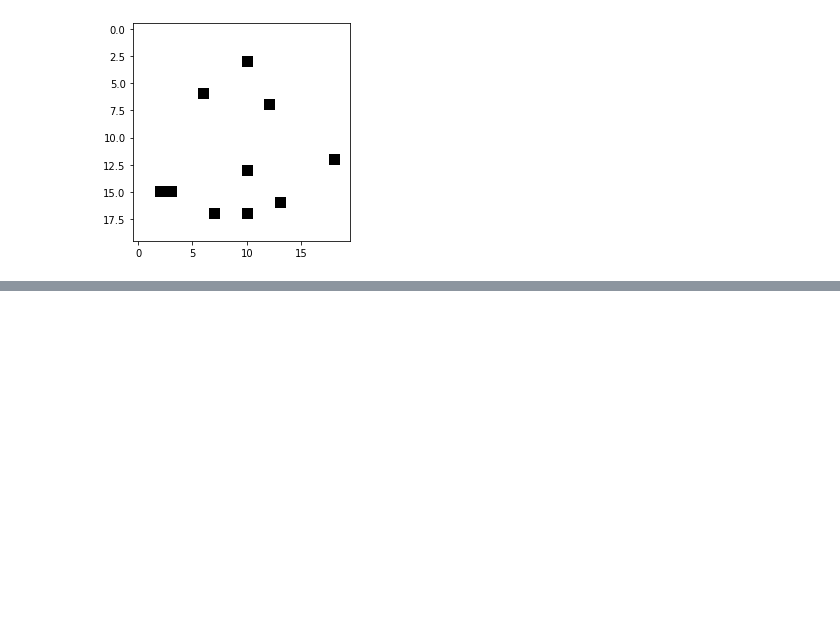
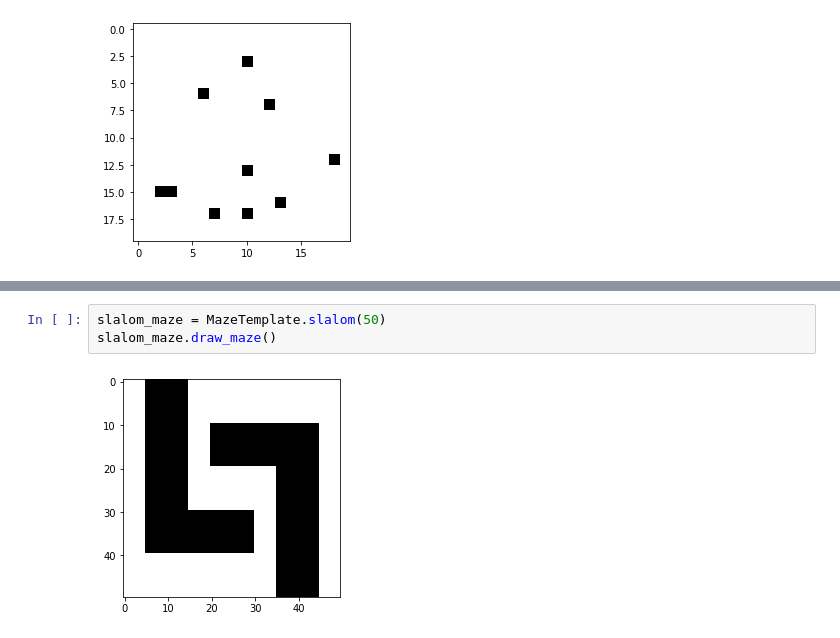
Before and after one commit to TAB0048/vvp-project, a Jupyter notebook: examples.ipynb, the cells around one changed output, grey strips where cells are left out. Drawn from its saved outputs; the diff is of its cells as text; blank space fills up the shorter version.

```diff
--- a/examples.ipynb
+++ b/examples.ipynb
@@ -34,0 +177,5 @@ maze1.draw_maze()
+# %%
+slalom_maze = MazeTemplate.slalom(50)
+slalom_maze.draw_maze()
+# %% [output]
+[figure, added]
```
Also changed, not shown: parts of 26 cells of this notebook, 1 other file.
